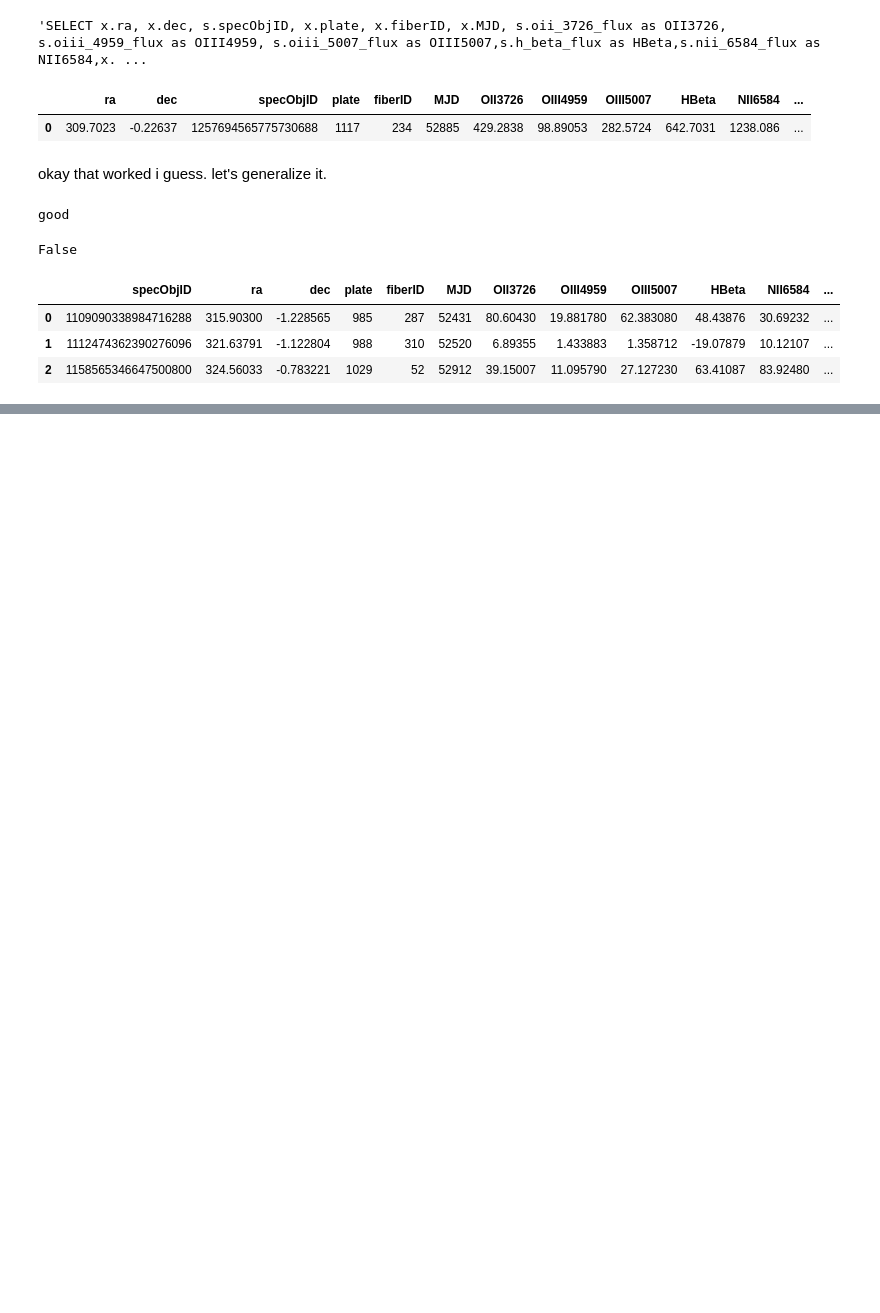
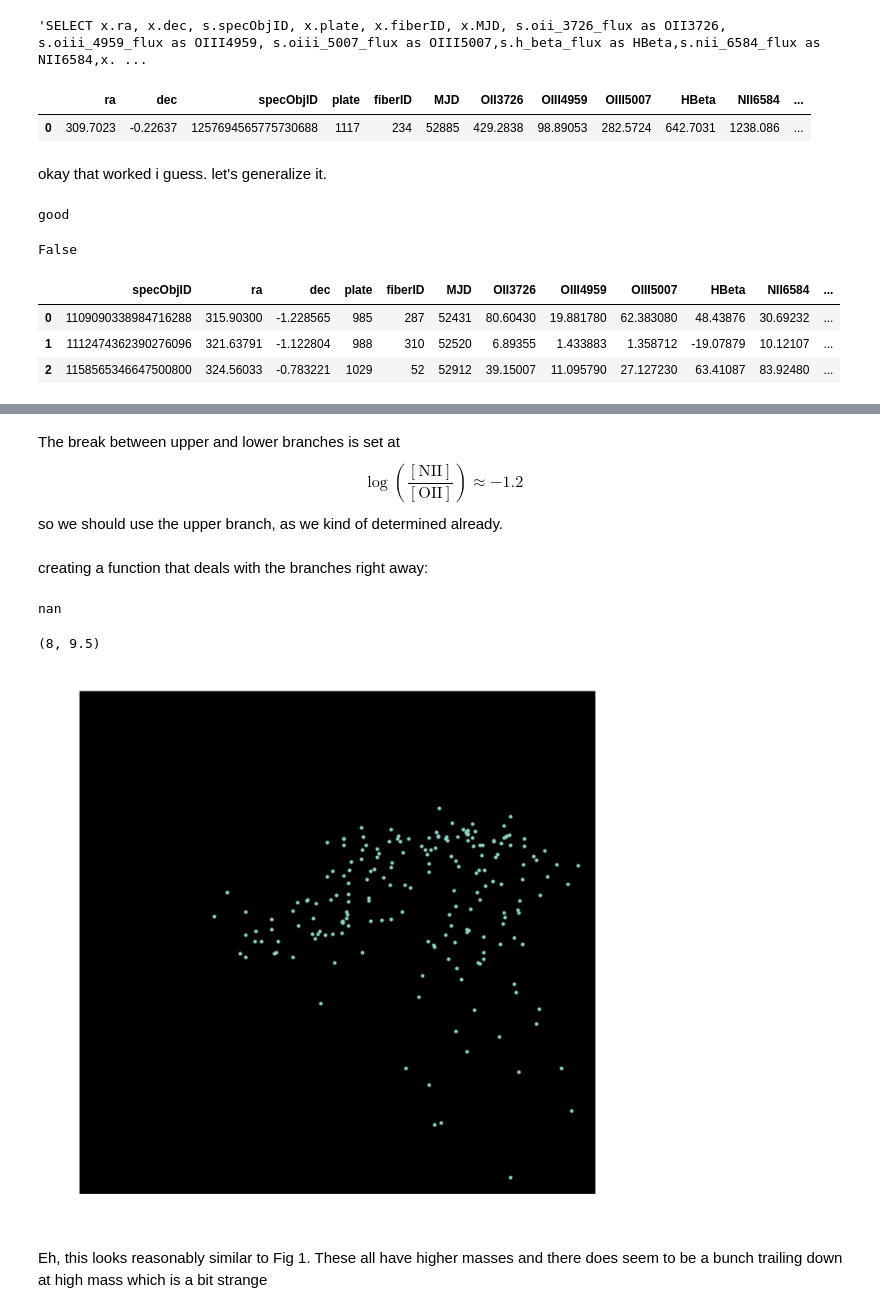
Before and after one commit to NicoAdams/Stripe82Clumps, a Jupyter notebook: mike_sandbox.ipynb, the cells around one changed output, grey strips where cells are left out. Saved outputs shown, nothing was run; the diff lists cells and outputs as text; code cells hidden in the pictures; blank space fills up the shorter version.

```diff
--- a/mike_sandbox.ipynb
+++ b/mike_sandbox.ipynb
@@ -590,0 +667,34 @@ Number with no spectra:  22
+# %% [markdown]
+The break between upper and lower branches is set at $$\log\left(\frac{[\text{NII}]}{[\text{OII}]}\right) \approx -1.2$$ so we should use the upper branch, as we kind of determined already.
+# %% [markdown]
+creating a function that deals with the branches right away:
+# %%
+def M91cal(obj):
+
+    x = getlogR23(obj['OII3726'],obj['OIII4959'],obj['OIII5007'],obj['HBeta'])
+    y = getlogO32(obj['OIII4959'],obj['OIII5007'],obj['OII3726'])
+
+    if getlogNiiOii(obj['NII6584'],obj['OII3726']) > -1.2:
+        return getlogOHup(x,y)
+    else:
+        return getlogOHlow(x,y)
+# %%
+M91list = [M91cal(cat) + 12 for cat in catSDSS]
+catSDSS['M91'] = M91list
+# %%
+M91cal(catSDSS[1])
+# %% [output]
+nan
+# %%
+plt.figure(figsize=(10,10))
+plt.scatter(catSDSS['logM'],catSDSS['M91'],marker = '.')
+plt.title('M91 Calibration')
+plt.xlabel('log M')
+plt.ylabel('log (O/H) + 12')
+plt.xlim(8,12)
+plt.ylim(8,9.5)
+# %% [output]
+(8, 9.5)
+[figure, added]
+# %% [markdown]
+Eh, this looks reasonably similar to Fig 1. These all have higher masses and there does seem to be a bunch trailing down at high mass which is a bit strange
```
Also changed, not shown: parts of 16 cells of this notebook.
